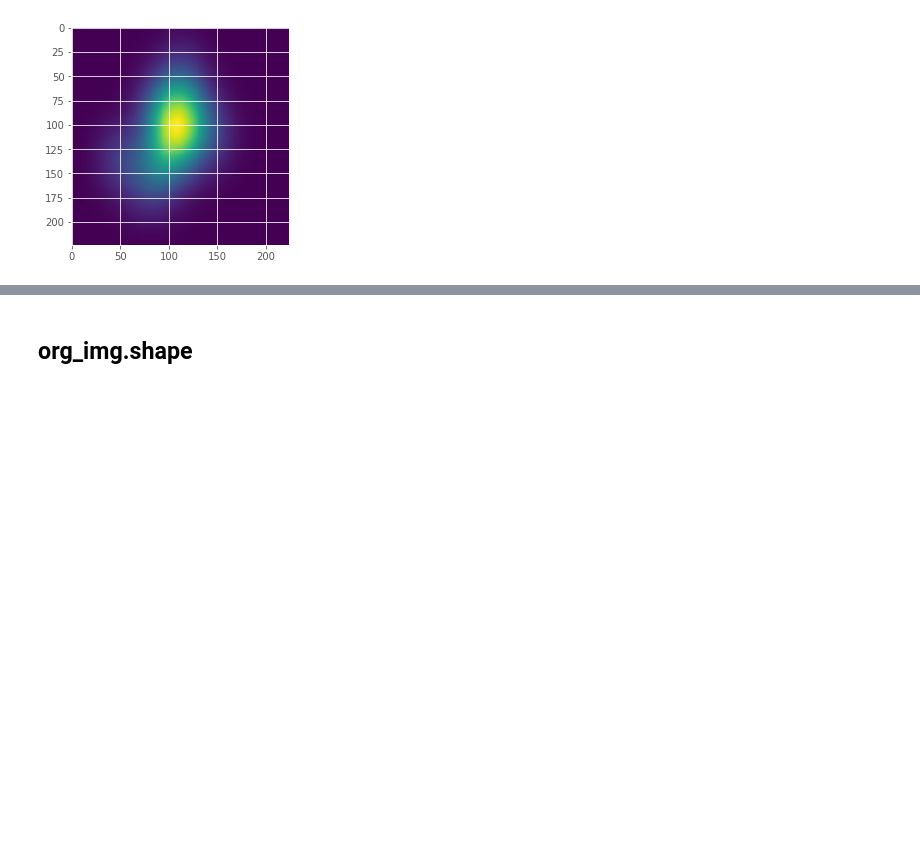
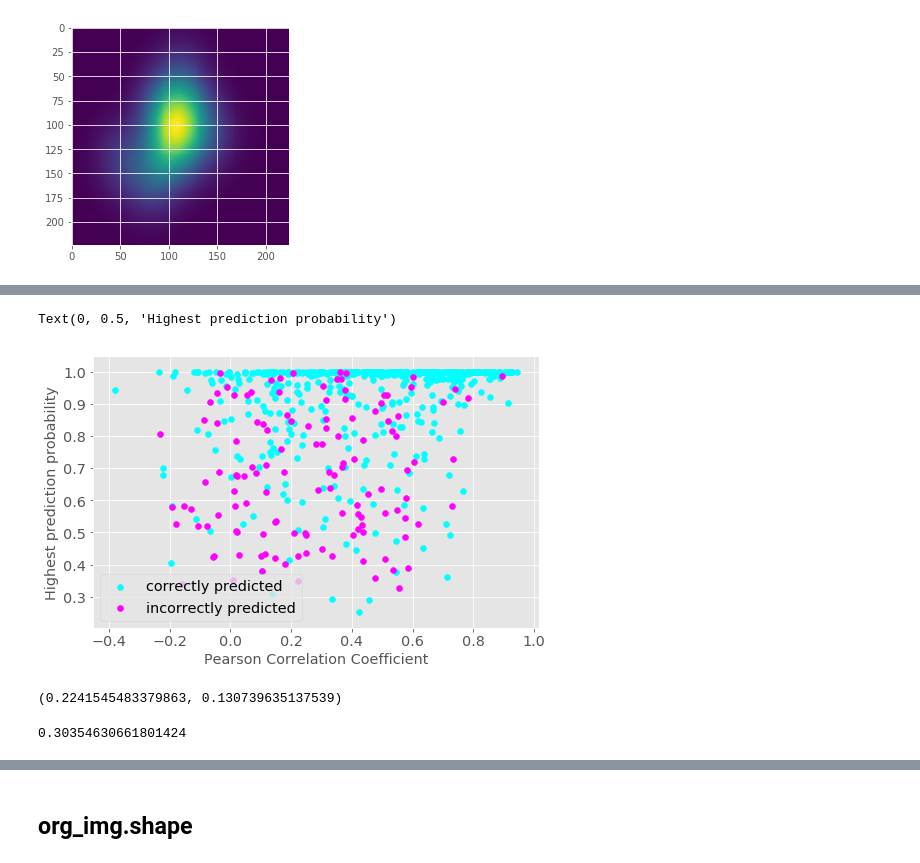
Before and after one commit to m3h0w/visual-attention-cnn-and-eye-tracking, a Jupyter notebook: cam/Global Pooling CNN Vis.ipynb, the cells around one changed output, grey strips where cells are left out. Cells and saved outputs as stored; diff of their text form; code cells hidden in the pictures; blank space fills up the shorter version.

```diff
--- a/cam/Global Pooling CNN Vis.ipynb
+++ b/cam/Global Pooling CNN Vis.ipynb
@@ -786,0 +756,20 @@ plt.imshow(a)
+# %%
+plt.scatter(df[correct_mask]['cam_first_prob_pcc'], df[correct_mask]['cam_certainty'], c='cyan', label='correctly predicted')
+plt.scatter(df[np.logical_not(correct_mask)]['cam_first_prob_pcc'], df[np.logical_not(correct_mask)]['cam_certainty'], c='magenta', label='incorrectly predicted')
+plt.legend()
+plt.xlabel('Pearson Correlation Coefficient')
+plt.ylabel('Highest prediction probability')
+# %% [output]
+Text(0, 0.5, 'Highest prediction probability')
+[figure, added]
+# %%
+def pearson(a, b):
+    return scipy.stats.pearsonr(a, b)[0]
+
+pearson(df[correct_mask]['cam_first_prob_pcc'], df[correct_mask]['cam_certainty']), pearson(df[np.logical_not(correct_mask)]['cam_first_prob_pcc'], df[np.logical_not(correct_mask)]['cam_certainty'])
+# %% [output]
+(0.2241545483379863, 0.130739635137539)
+# %%
+pearson(df['cam_first_prob_pcc'], df['cam_certainty'])
+# %% [output]
+0.30354630661801424
```
Also changed, not shown: parts of 16 cells of this notebook, 5 other files.
